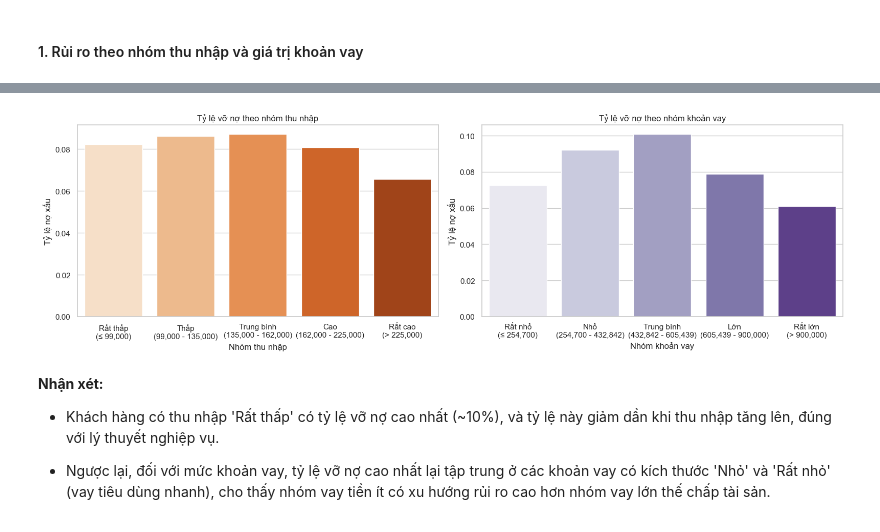
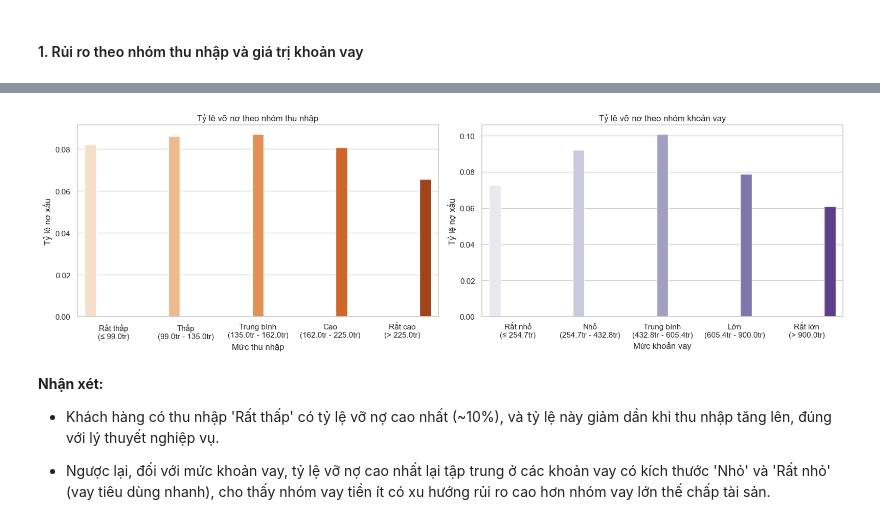
Before and after one commit to thanhhung9720001-collab/credit-risk-classifier, a Jupyter notebook: notebooks/04_eda_visualization.ipynb, the cells around one changed output, grey strips where cells are left out. Drawn from its saved outputs; the diff is of its cells as text; code cells hidden in the pictures.

```diff
--- a/notebooks/04_eda_visualization.ipynb
+++ b/notebooks/04_eda_visualization.ipynb
@@ -330,83 +334,44 @@ plt.show()
 # %% [markdown]
 #### 1. Rủi ro theo nhóm thu nhập và giá trị khoản vay
 # %%
-# 1. Chia biến thu nhập thành 5 nhóm có số lượng khách hàng gần bằng nhau.
-# retbins=True trả thêm các mốc ranh giới thực tế của 5 nhóm.
-income_cats, income_bins = pd.qcut(
-    df["amt_income_total"],
-    q=5,
-    retbins=True
-)
+# 1. Chia thu nhập thành 5 nhóm và tính nhãn động chứa khoảng giá trị thực tế (quy đổi sang triệu VND)
+income_cats, income_bins = pd.qcut(df['amt_income_total'], q=5, retbins=True)
+income_bins_million = [x / 1000 for x in income_bins]
+income_labels = [
+    f"Rất thấp\n(≤ {income_bins_million[1]:,.1f}tr)",
+    f"Thấp\n({income_bins_million[1]:,.1f}tr - {income_bins_million[2]:,.1f}tr)",
+    f"Trung bình\n({income_bins_million[2]:,.1f}tr - {income_bins_million[3]:,.1f}tr)",
+    f"Cao\n({income_bins_million[3]:,.1f}tr - {income_bins_million[4]:,.1f}tr)",
+    f"Rất cao\n(> {income_bins_million[4]:,.1f}tr)"
+]
+df['income_bin'] = pd.qcut(df['amt_income_total'], q=5, labels=income_labels)
 
-# Tạo nhãn cho từng nhóm, hiển thị giá trị gốc với dấu phẩy ngăn cách hàng nghìn.
-income_labels = [
-    f"Rất thấp\n(≤ {income_bins[1]:,.0f})",
-    f"Thấp\n({income_bins[1]:,.0f} - {income_bins[2]:,.0f})",
-    f"Trung bình\n({income_bins[2]:,.0f} - {income_bins[3]:,.0f})",
-    f"Cao\n({income_bins[3]:,.0f} - {income_bins[4]:,.0f})",
-    f"Rất cao\n(> {income_bins[4]:,.0f})"
+# 2. Chia khoản vay thành 5 nhóm và tính nhãn động chứa khoảng giá trị thực tế (quy đổi sang triệu VND)
+credit_cats, credit_bins = pd.qcut(df['amt_credit'], q=5, retbins=True)
+credit_bins_million = [x / 1000 for x in credit_bins]
+credit_labels = [
+    f"Rất nhỏ\n(≤ {credit_bins_million[1]:,.1f}tr)",
+    f"Nhỏ\n({credit_bins_million[1]:,.1f}tr - {credit_bins_million[2]:,.1f}tr)",
+    f"Trung bình\n({credit_bins_million[2]:,.1f}tr - {credit_bins_million[3]:,.1f}tr)",
+    f"Lớn\n({credit_bins_million[3]:,.1f}tr - {credit_bins_million[4]:,.1f}tr)",
+    f"Rất lớn\n(> {credit_bins_million[4]:,.1f}tr)"
 ]
+df['credit_bin'] = pd.qcut(df['amt_credit'], q=5, labels=credit_labels)
 
-# Gán mỗi khách hàng vào một nhóm thu nhập tương ứng.
-df["income_bin"] = pd.qcut(
-    df["amt_income_total"],
-    q=5,
-    labels=income_labels
-)
-
-# 2. Chia biến khoản vay thành 5 nhóm có số lượng khách hàng gần bằng nhau.
-credit_cats, credit_bins = pd.qcut(
-    df["amt_credit"],
-    q=5,
-    retbins=True
-)
-
-# Tạo nhãn cho từng nhóm khoản vay theo giá trị gốc.
-credit_labels = [
-    f"Rất nhỏ\n(≤ {credit_bins[1]:,.0f})",
-    f"Nhỏ\n({credit_bins[1]:,.0f} - {credit_bins[2]:,.0f})",
-    f"Trung bình\n({credit_bins[2]:,.0f} - {credit_bins[3]:,.0f})",
-    f"Lớn\n({credit_bins[3]:,.0f} - {credit_bins[4]:,.0f})",
-    f"Rất lớn\n(> {credit_bins[4]:,.0f})"
-]
-
-# Gán mỗi khách hàng vào một nhóm khoản vay tương ứng.
-df["credit_bin"] = pd.qcut(
-    df["amt_credit"],
-    q=5,
-    labels=credit_labels
-)
-
-# 3. Vẽ hai biểu đồ so sánh tỷ lệ vỡ nợ giữa các nhóm.
 fig, axes = plt.subplots(1, 2, figsize=(16, 5))
 
-# Trung bình của TARGET (0 hoặc 1) chính là tỷ lệ vỡ nợ của từng nhóm thu nhập.
-sns.barplot(
-    data=df,
-    x="income_bin",
-    y="target",
-    ax=axes[0],
-    ci=None,
-    palette="Oranges"
-)
+# 1. Tỷ lệ vỡ nợ theo nhóm thu nhập
+sns.barplot(data=df, x='income_bin', y='target', hue='income_bin', legend=False, ax=axes[0], errorbar=None, palette="Oranges")
 axes[0].set_title("Tỷ lệ vỡ nợ theo nhóm thu nhập")
-axes[0].set_xlabel("Nhóm thu nhập")
+axes[0].set_xlabel("Mức thu nhập")
 axes[0].set_ylabel("Tỷ lệ nợ xấu")
 
-# Trung bình của TARGET trong từng nhóm khoản vay cho biết tỷ lệ vỡ nợ của nhóm đó.
-sns.barplot(
-    data=df,
-    x="credit_bin",
-    y="target",
-    ax=axes[1],
-    ci=None,
-    palette="Purples"
-)
+# 2. Tỷ lệ vỡ nợ theo nhóm khoản vay
+sns.barplot(data=df, x='credit_bin', y='target', hue='credit_bin', legend=False, ax=axes[1], errorbar=None, palette="Purples")
 axes[1].set_title("Tỷ lệ vỡ nợ theo nhóm khoản vay")
-axes[1].set_xlabel("Nhóm khoản vay")
+axes[1].set_xlabel("Mức khoản vay")
 axes[1].set_ylabel("Tỷ lệ nợ xấu")
 
-# Tự động căn chỉnh khoảng cách giữa các biểu đồ.
 plt.tight_layout()
 plt.show()
 # %% [output]
@@ -428,4 +378,4 @@ Passing `palette` without assigning `hue` is deprecated and will be removed in v
-[figure, old version]
+[figure, new version]
 # %% [markdown]
 **Nhận xét:**
 
```
Also changed, not shown: parts of 17 cells of this notebook.
